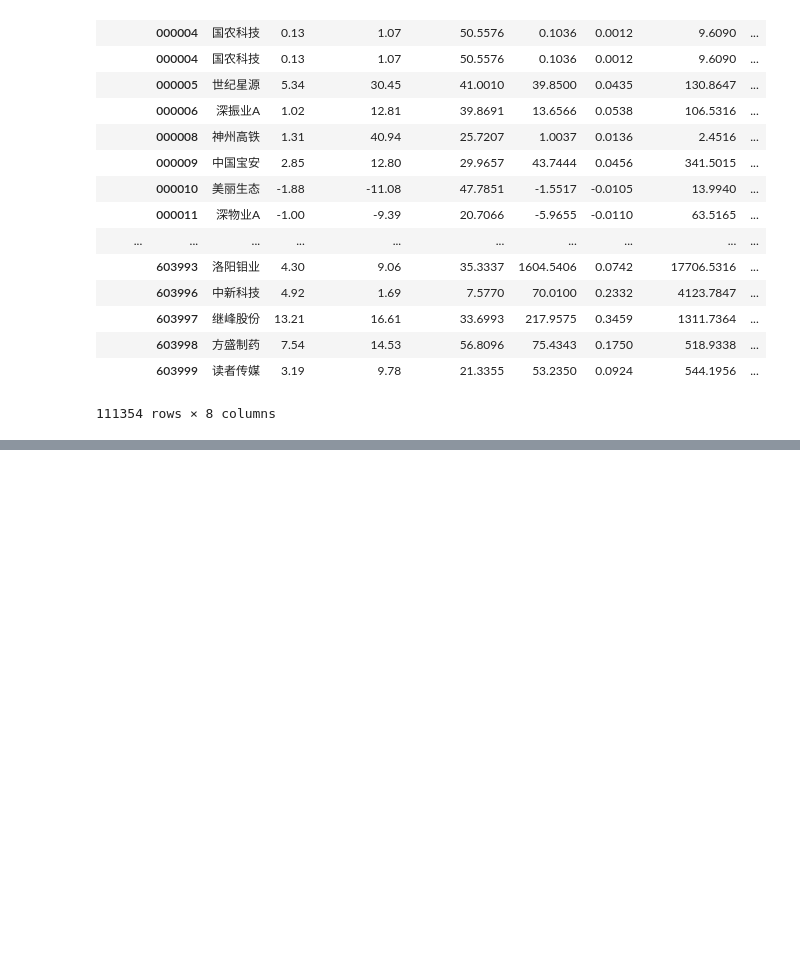
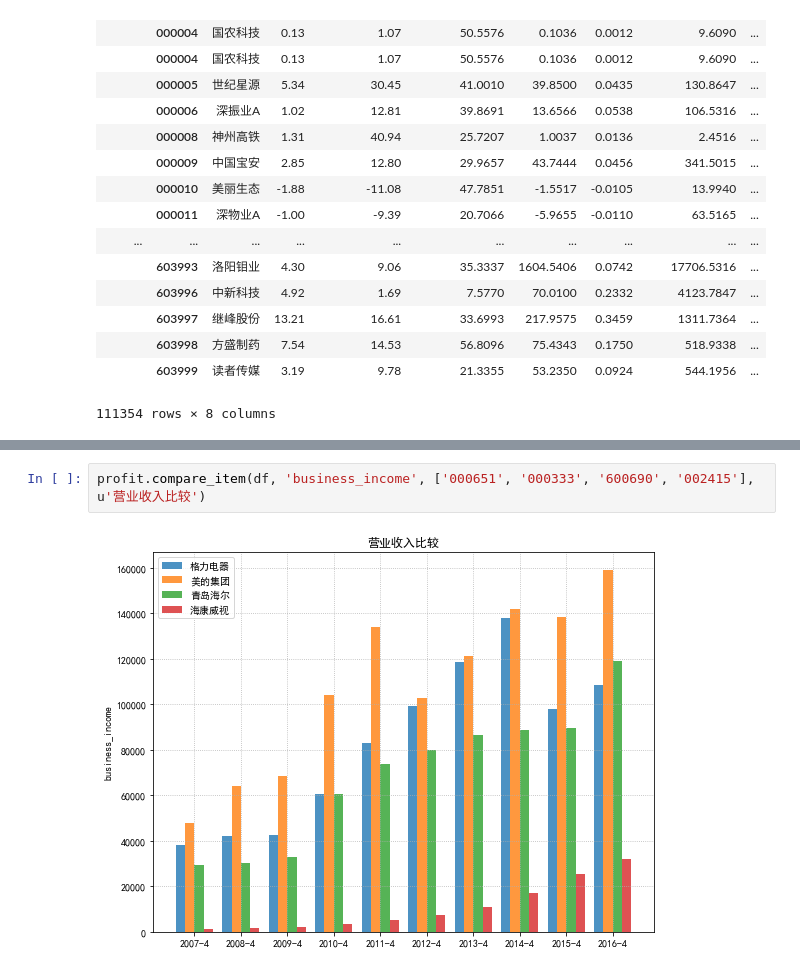
Before and after one commit to Junch/Nodejs, a Jupyter notebook: tushare/profit.ipynb, the cells around one changed output, grey strips where cells are left out. Saved outputs shown, nothing was run; the diff lists cells and outputs as text; blank space fills up the shorter version.

```diff
--- a/tushare/profit.ipynb
+++ b/tushare/profit.ipynb
@@ -40 +39,5 @@ profit.compare_item(df, 'net_profits', ['000651', '000333'], u'净利润比较')
+# %%
+profit.compare_item(df, 'business_income', ['000651', '000333', '600690', '002415'], u'营业收入比较')
+# %% [output]
+[figure, added]
 # %%
```
Also changed, not shown: parts of 3 cells of this notebook, 2 other files.
